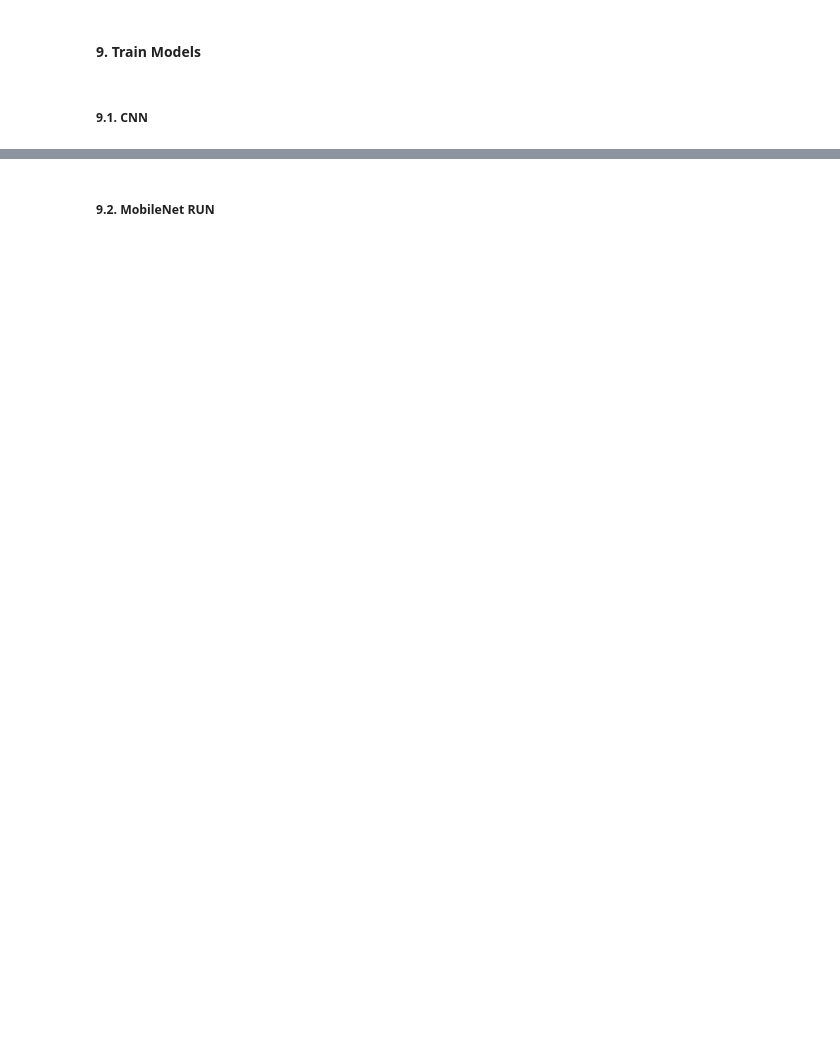
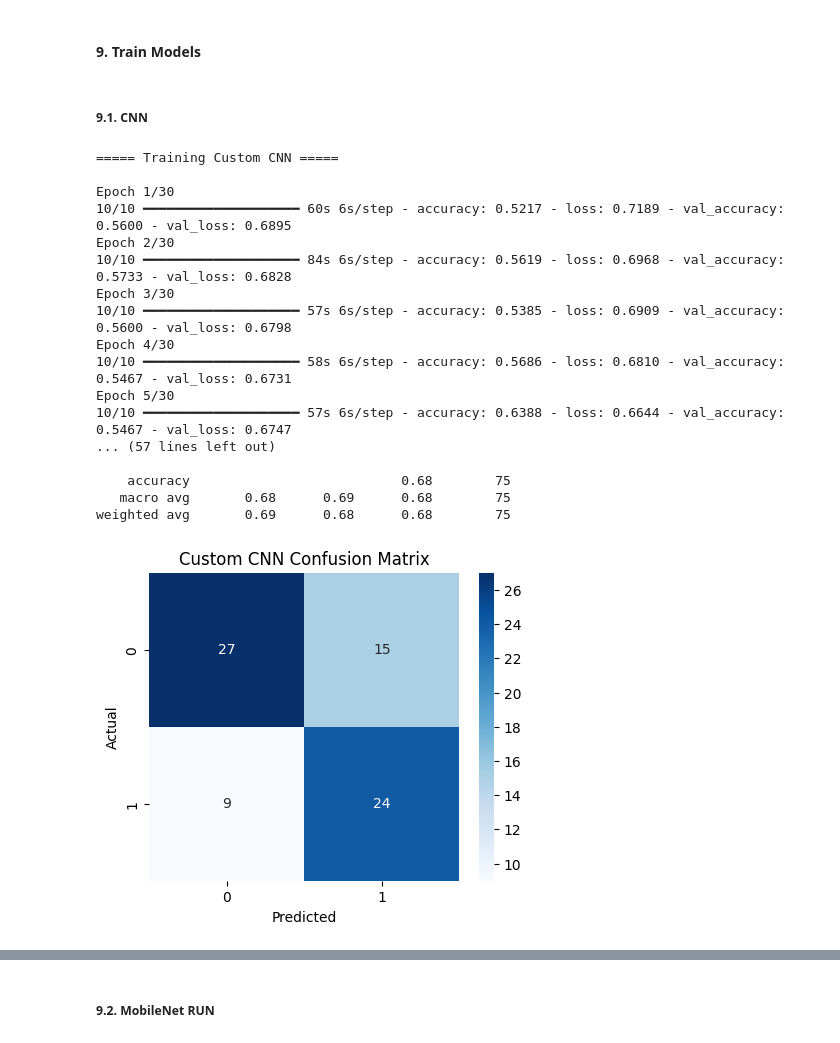
Before and after one commit to Houk-Y/Fall-Detection, a Jupyter notebook: fall_detection.ipynb, the cells around one changed output, grey strips where cells are left out. Drawn from its saved outputs; the diff is of its cells as text; code cells hidden in the pictures; blank space fills up the shorter version.

```diff
--- a/fall_detection.ipynb
+++ b/fall_detection.ipynb
@@ -54,7 +45,7 @@ ModuleNotFoundError: No module named 'seaborn'
 # %% [markdown]
 #### 2. Dataset Path
 # %%
-dataset_path = "./fall_dataset/"
+dataset_path = "/content/drive/MyDrive/Dataset/fall_dataset"
 # %% [markdown]
 #### 3. LOAD DATASET
 # %%
@@ -210,24 +167,31 @@ Epoch 500/500
+# %%
+input_shape = X_train[0].shape
+num_classes = 1 # For binary classification
 # %% [markdown]
 ##### 8.1. Custom CNN
 # %%
-def build_custom_cnn():
+def create_fall_detection_cnn(input_shape):
     model = models.Sequential([
-        layers.Conv2D(32, 3, activation="relu", input_shape=(256,256,3)),
-        layers.MaxPooling2D(),
+        layers.Conv2D(32, (3, 3), activation='relu', input_shape=input_shape),
+        layers.MaxPooling2D((2, 2)),
 
-        layers.Conv2D(64, 3, activation="relu"),
-        layers.MaxPooling2D(),
+        layers.Conv2D(64, (3, 3), activation='relu'),
+        layers.MaxPooling2D((2, 2)),
 
-        layers.Conv2D(128, 3, activation="relu"),
-        layers.MaxPooling2D(),
+        layers.Conv2D(128, (3, 3), activation='relu'),
+        layers.MaxPooling2D((2, 2)),
 
         layers.Flatten(),
-        layers.Dense(128, activation="relu"),
+        layers.Dense(128, activation='relu'),
         layers.Dropout(0.5),
-        layers.Dense(1, activation="sigmoid")
+        layers.Dense(1, activation='sigmoid') # Binary classification output
     ])
 
-    model.compile(optimizer=Adam(1e-4),
-                  loss="binary_crossentropy",
-                  metrics=["accuracy"])
+    model.compile(optimizer=Adam(1e-4), # Kept original optimizer
+                  loss='binary_crossentropy', # Binary classification loss
+                  metrics=['accuracy'])
     return model
+
+# Create the model and print summary
+cnn_model = create_fall_detection_cnn(input_shape)
+cnn_model.summary()
@@ -293,8 +351,27 @@ def build_resnet():
 # %% [markdown]
 ##### 9.1. CNN
 # %%
-model = build_custom_cnn()
+model = create_fall_detection_cnn(input_shape)
 model = train_model(model, "Custom CNN")
-model.save("cnn_model.h5")
+model.save(os.path.join(dataset_path, "cnn_model.h5"))
 
 clear_memory()
+# %% [output]
+===== Training Custom CNN =====
+
+Epoch 1/30
+10/10 ━━━━━━━━━━━━━━━━━━━━ 60s 6s/step - accuracy: 0.5217 - loss: 0.7189 - val_accuracy: 0.5600 - val_loss: 0.6895
+Epoch 2/30
+10/10 ━━━━━━━━━━━━━━━━━━━━ 84s 6s/step - accuracy: 0.5619 - loss: 0.6968 - val_accuracy: 0.5733 - val_loss: 0.6828
+Epoch 3/30
+10/10 ━━━━━━━━━━━━━━━━━━━━ 57s 6s/step - accuracy: 0.5385 - loss: 0.6909 - val_accuracy: 0.5600 - val_loss: 0.6798
+Epoch 4/30
+10/10 ━━━━━━━━━━━━━━━━━━━━ 58s 6s/step - accuracy: 0.5686 - loss: 0.6810 - val_accuracy: 0.5467 - val_loss: 0.6731
+Epoch 5/30
+10/10 ━━━━━━━━━━━━━━━━━━━━ 57s 6s/step - accuracy: 0.6388 - loss: 0.6644 - val_accuracy: 0.5467 - val_loss: 0.6747
+... (57 lines left out)
+
+    accuracy                           0.68        75
+   macro avg       0.68      0.69      0.68        75
+weighted avg       0.69      0.68      0.68        75
+[figure, added]
```
Also changed, not shown: parts of 19 cells of this notebook, 5 other files.
